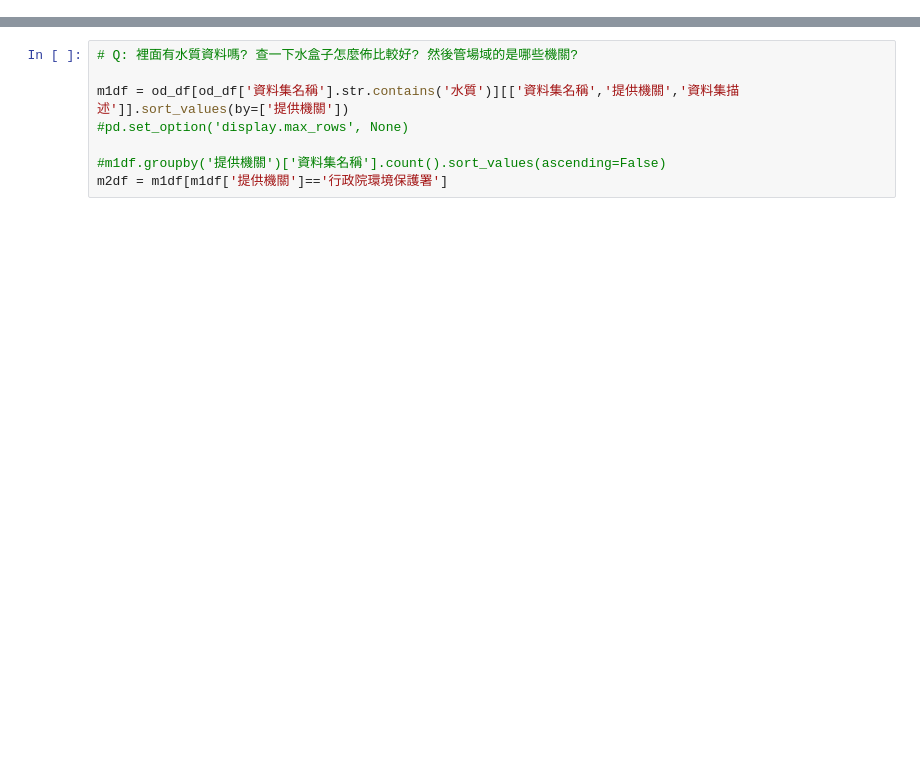
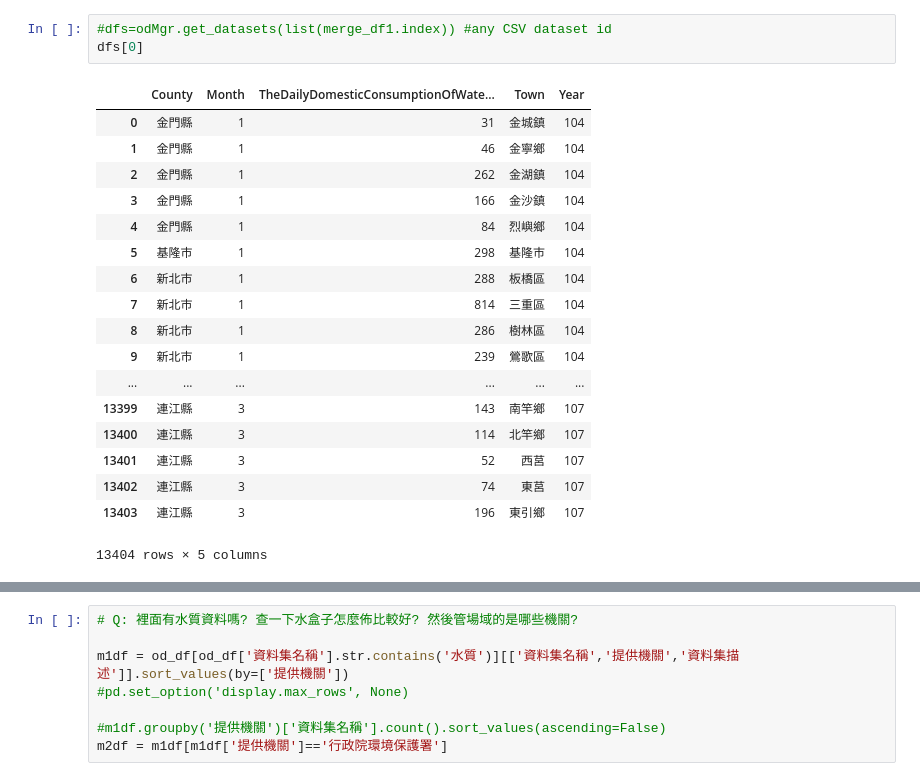
Before and after one commit to Linked-Open-Data-LOD-Taiwan/ontologies, a Jupyter notebook: script/opendata_test.ipynb, the cells around one changed output, grey strips where cells are left out. Saved outputs shown, nothing was run; the diff lists cells and outputs as text; blank space fills up the shorter version.

```diff
--- a/script/opendata_test.ipynb
+++ b/script/opendata_test.ipynb
@@ -434,0 +297,22 @@ m1df
+# %%
+#dfs=odMgr.get_datasets(list(merge_df1.index)) #any CSV dataset id
+dfs[0]
+# %% [output]
+|  | County | Month | TheDailyDomesticConsumptionOfWate... | Town | Year |
+| 0 | 金門縣 | 1 | 31 | 金城鎮 | 104 |
+| 1 | 金門縣 | 1 | 46 | 金寧鄉 | 104 |
+| 2 | 金門縣 | 1 | 262 | 金湖鎮 | 104 |
+| 3 | 金門縣 | 1 | 166 | 金沙鎮 | 104 |
+| 4 | 金門縣 | 1 | 84 | 烈嶼鄉 | 104 |
+| 5 | 基隆市 | 1 | 298 | 基隆市 | 104 |
+| 6 | 新北市 | 1 | 288 | 板橋區 | 104 |
+| 7 | 新北市 | 1 | 814 | 三重區 | 104 |
+| 8 | 新北市 | 1 | 286 | 樹林區 | 104 |
+| 9 | 新北市 | 1 | 239 | 鶯歌區 | 104 |
+| ... | ... | ... | ... | ... | ... |
+| 13399 | 連江縣 | 3 | 143 | 南竿鄉 | 107 |
+| 13400 | 連江縣 | 3 | 114 | 北竿鄉 | 107 |
+| 13401 | 連江縣 | 3 | 52 | 西莒 | 107 |
+| 13402 | 連江縣 | 3 | 74 | 東莒 | 107 |
+| 13403 | 連江縣 | 3 | 196 | 東引鄉 | 107 |
+13404 rows × 5 columns
```
Also changed, not shown: parts of 93 cells of this notebook, 10 other files.
